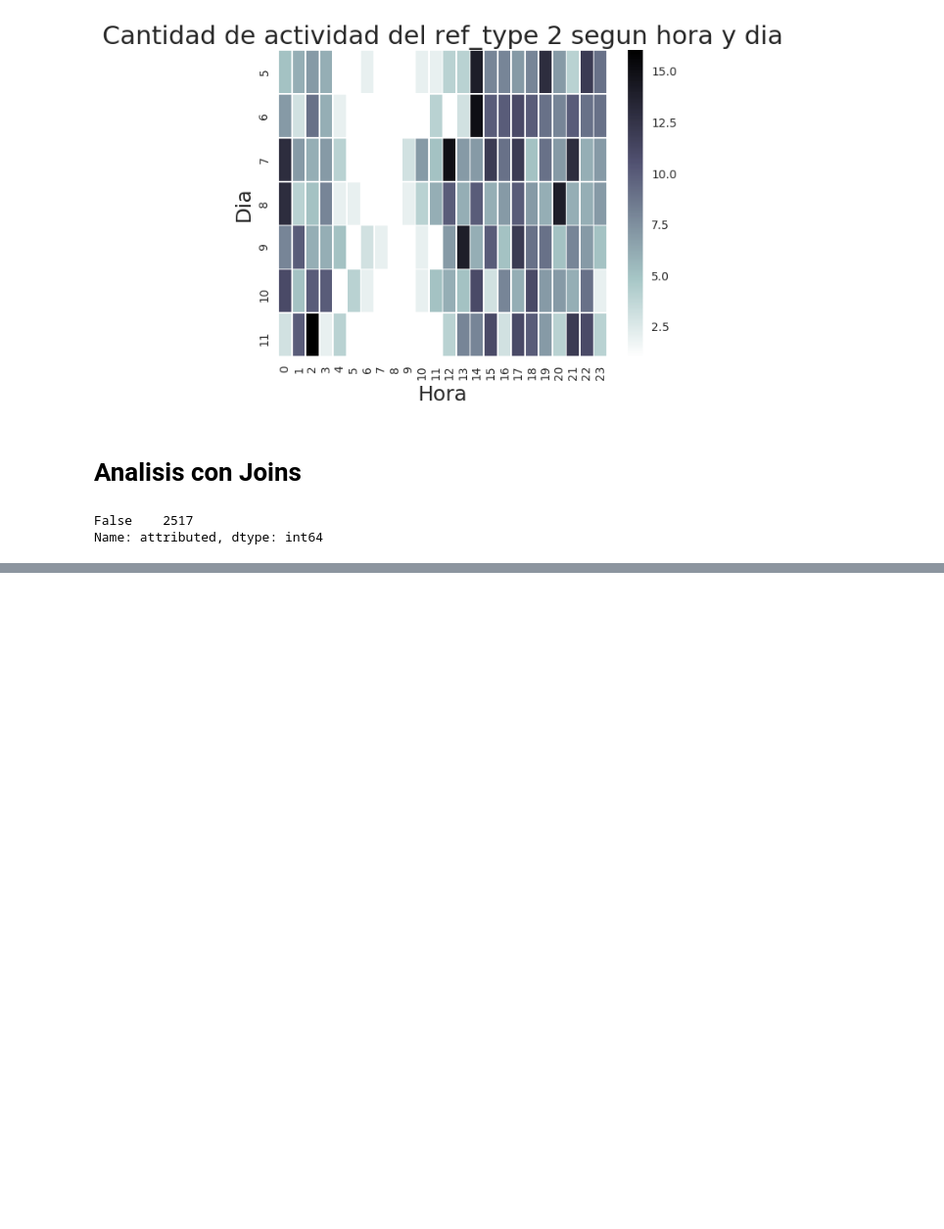
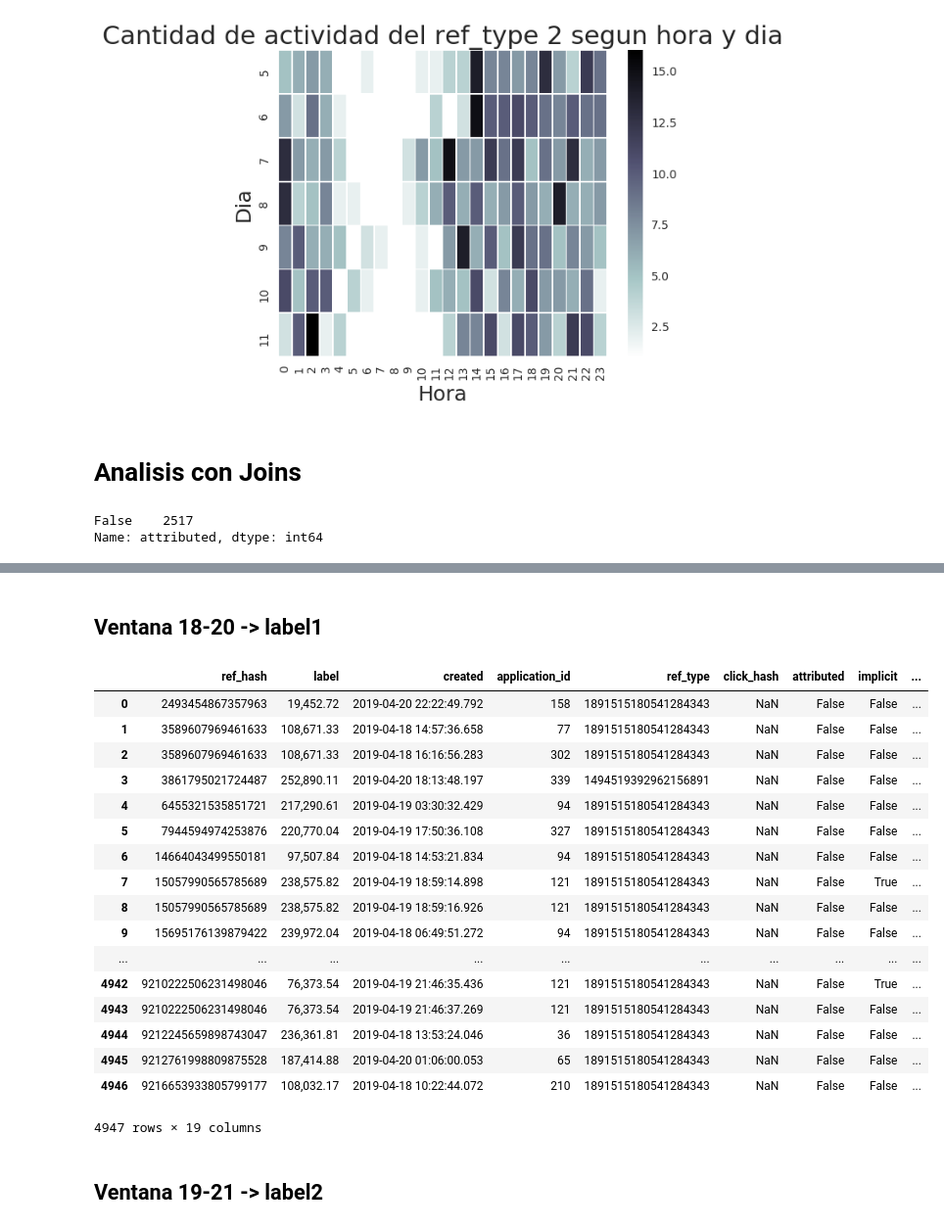
Before and after one commit to EugeniaFranchi/TP-Datos-2019, a Jupyter notebook: TP2/Installs.ipynb, the cells around one changed output, grey strips where cells are left out. Shown at 98% size. Cells and saved outputs as stored; diff of their text form; code cells hidden in the pictures; blank space fills up the shorter version.

```diff
--- a/TP2/Installs.ipynb
+++ b/TP2/Installs.ipynb
@@ -747,0 +750,4 @@ Name: attributed, dtype: int64
+# %%
+installs = pd.read_csv('TP 1er Cuatrimestre 2019/installs.csv', low_memory=False, parse_dates = ['created'], index_col=['created'])
+installs = installs.sort_index()
+installs.head()
@@ -747,0 +762,33 @@ Name: attributed, dtype: int64
+# %% [markdown]
+## Ventana 18-20 -> label1
+# %%
+label1 = installs['2019-04-21':'2019-04-23'].reset_index().groupby('ref_hash').agg({'created' : 'min'})
+# %%
+label1['created'] = label1['created'] - pd.Timestamp('2019-04-21 00:00:00')
+label1['created'] = label1['created'].transform(lambda x: x.total_seconds())
+# %%
+label1 = label1.reset_index()
+label1 = label1.merge(installs['2019-04-18':'2019-04-20'].reset_index(),on="ref_hash", how="inner")
+label1 = label1.rename(columns={'created_x':'label','created_y':'created'})
+label1
+# %% [output]
+|  | ref_hash | label | created | application_id | ref_type | click_hash | attributed | implicit | ... |
+| 0 | 2493454867357963 | 19,452.72 | 2019-04-20 22:22:49.792 | 158 | 1891515180541284343 | NaN | False | False | ... |
+| 1 | 3589607969461633 | 108,671.33 | 2019-04-18 14:57:36.658 | 77 | 1891515180541284343 | NaN | False | False | ... |
+| 2 | 3589607969461633 | 108,671.33 | 2019-04-18 16:16:56.283 | 302 | 1891515180541284343 | NaN | False | False | ... |
+| 3 | 3861795021724487 | 252,890.11 | 2019-04-20 18:13:48.197 | 339 | 1494519392962156891 | NaN | False | False | ... |
+| 4 | 6455321535851721 | 217,290.61 | 2019-04-19 03:30:32.429 | 94 | 1891515180541284343 | NaN | False | False | ... |
+| 5 | 7944594974253876 | 220,770.04 | 2019-04-19 17:50:36.108 | 327 | 1891515180541284343 | NaN | False | False | ... |
+| 6 | 14664043499550181 | 97,507.84 | 2019-04-18 14:53:21.834 | 94 | 1891515180541284343 | NaN | False | False | ... |
+| 7 | 15057990565785689 | 238,575.82 | 2019-04-19 18:59:14.898 | 121 | 1891515180541284343 | NaN | False | True | ... |
+| 8 | 15057990565785689 | 238,575.82 | 2019-04-19 18:59:16.926 | 121 | 1891515180541284343 | NaN | False | False | ... |
+| 9 | 15695176139879422 | 239,972.04 | 2019-04-18 06:49:51.272 | 94 | 1891515180541284343 | NaN | False | False | ... |
+| ... | ... | ... | ... | ... | ... | ... | ... | ... | ... |
+| 4942 | 9210222506231498046 | 76,373.54 | 2019-04-19 21:46:35.436 | 121 | 1891515180541284343 | NaN | False | True | ... |
+| 4943 | 9210222506231498046 | 76,373.54 | 2019-04-19 21:46:37.269 | 121 | 1891515180541284343 | NaN | False | False | ... |
+| 4944 | 9212245659898743047 | 236,361.81 | 2019-04-18 13:53:24.046 | 36 | 1891515180541284343 | NaN | False | False | ... |
+| 4945 | 9212761998809875528 | 187,414.88 | 2019-04-20 01:06:00.053 | 65 | 1891515180541284343 | NaN | False | False | ... |
+| 4946 | 9216653933805799177 | 108,032.17 | 2019-04-18 10:22:44.072 | 210 | 1891515180541284343 | NaN | False | False | ... |
+4947 rows × 19 columns
+# %% [markdown]
+## Ventana 19-21 -> label2
```
Also changed, not shown: parts of 19 cells of this notebook.
